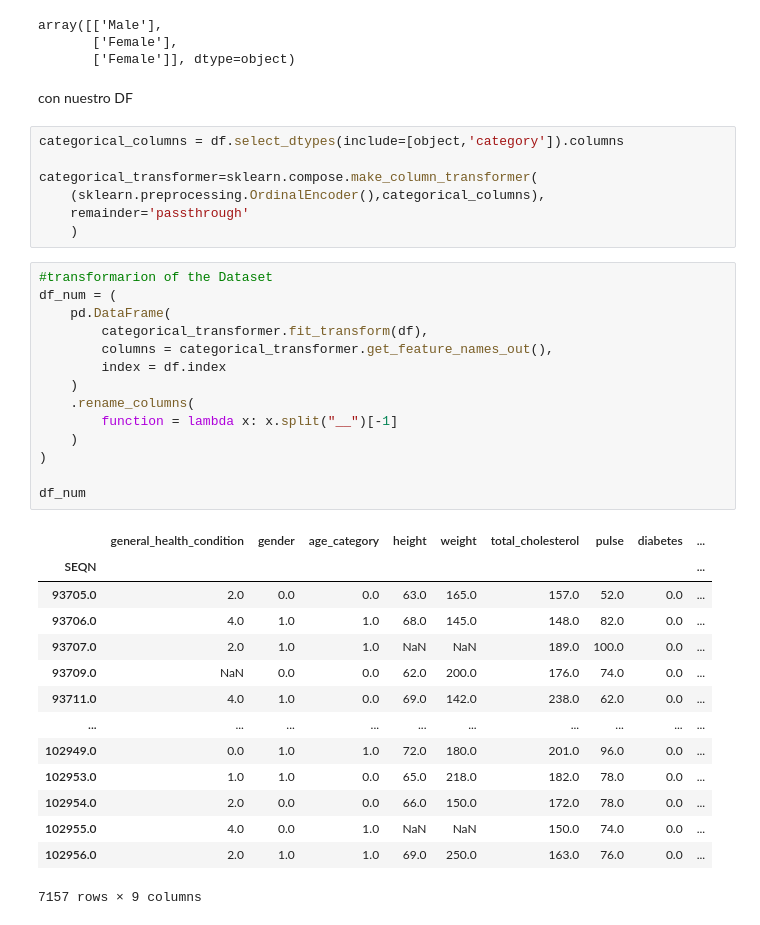
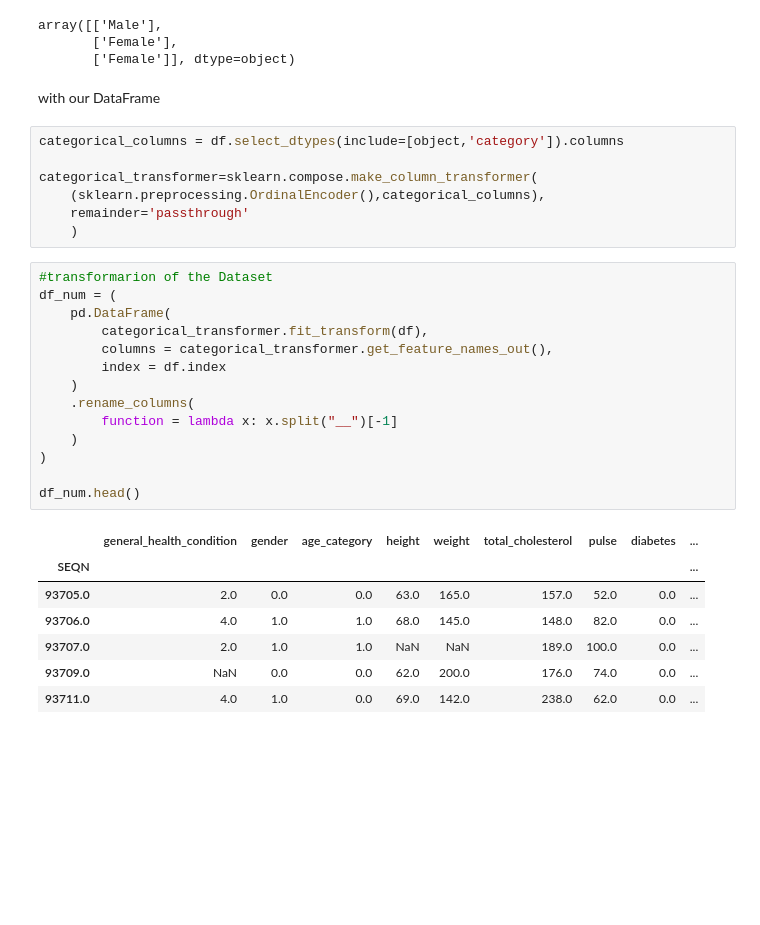
Before and after one commit to AleexSilva/Training-DataImputation, a Jupyter notebook: DataImput.ipynb, the cells around one changed output. Drawn from its saved outputs; the diff is of its cells as text; blank space fills up the shorter version.

```diff
--- a/DataImput.ipynb
+++ b/DataImput.ipynb
@@ -464,7 +451,7 @@ array([['Male'],
        ['Female'],
        ['Female']], dtype=object)
 # %% [markdown]
-<p>con nuestro DF</P>
+<p>with our DataFrame</P>
 # %%
 categorical_columns = df.select_dtypes(include=[object,'category']).columns
 
@@ -475,29 +462,22 @@ categorical_transformer=sklearn.compose.make_column_transformer(
 # %%
 #transformarion of the Dataset
 df_num = (
     pd.DataFrame(
         categorical_transformer.fit_transform(df),
         columns = categorical_transformer.get_feature_names_out(),
         index = df.index
     )
     .rename_columns(
         function = lambda x: x.split("__")[-1]
     )
 )
 
-df_num
+df_num.head()
 # %% [output]
 |  | general_health_condition | gender | age_category | height | weight | total_cholesterol | pulse | diabetes | ... |
 | SEQN |  |  |  |  |  |  |  |  | ... |
 | 93705.0 | 2.0 | 0.0 | 0.0 | 63.0 | 165.0 | 157.0 | 52.0 | 0.0 | ... |
 | 93706.0 | 4.0 | 1.0 | 1.0 | 68.0 | 145.0 | 148.0 | 82.0 | 0.0 | ... |
 | 93707.0 | 2.0 | 1.0 | 1.0 | NaN | NaN | 189.0 | 100.0 | 0.0 | ... |
 | 93709.0 | NaN | 0.0 | 0.0 | 62.0 | 200.0 | 176.0 | 74.0 | 0.0 | ... |
 | 93711.0 | 4.0 | 1.0 | 0.0 | 69.0 | 142.0 | 238.0 | 62.0 | 0.0 | ... |
-| ... | ... | ... | ... | ... | ... | ... | ... | ... | ... |
-| 102949.0 | 0.0 | 1.0 | 1.0 | 72.0 | 180.0 | 201.0 | 96.0 | 0.0 | ... |
-| 102953.0 | 1.0 | 1.0 | 0.0 | 65.0 | 218.0 | 182.0 | 78.0 | 0.0 | ... |
-| 102954.0 | 2.0 | 0.0 | 0.0 | 66.0 | 150.0 | 172.0 | 78.0 | 0.0 | ... |
-| 102955.0 | 4.0 | 0.0 | 1.0 | NaN | NaN | 150.0 | 74.0 | 0.0 | ... |
-| 102956.0 | 2.0 | 1.0 | 1.0 | 69.0 | 250.0 | 163.0 | 76.0 | 0.0 | ... |
-7157 rows × 9 columns
```
Also changed, not shown: parts of 9 cells of this notebook.
